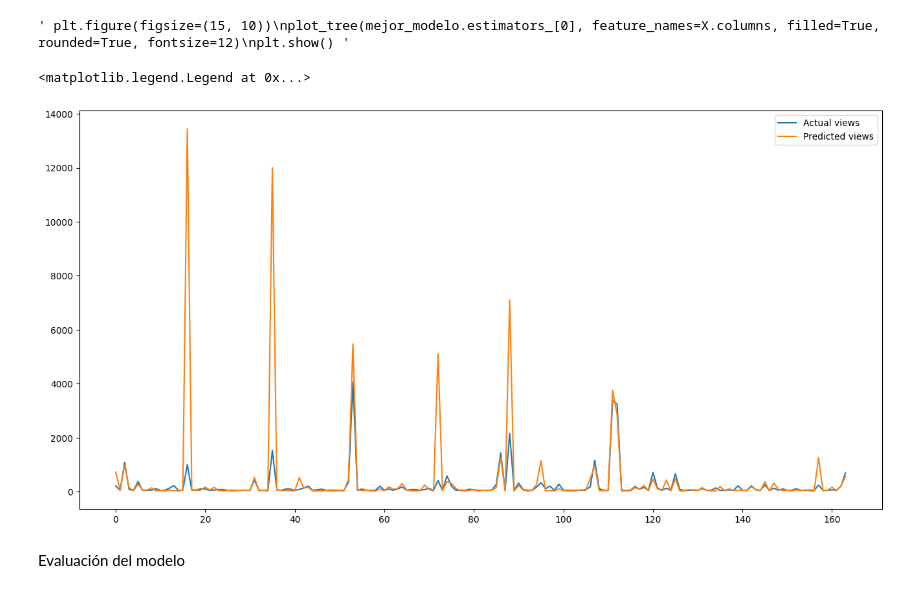
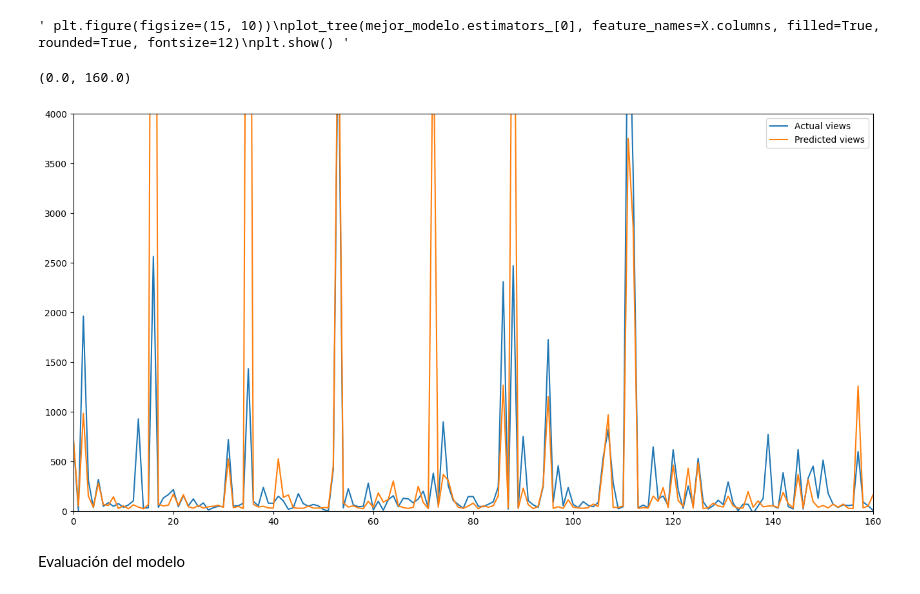
Before and after one commit to braugilabert/Prediction-of-views_ML, a Jupyter notebook: notebooks/03_Entrenamiento_Modelo.ipynb, the cells around one changed output. Saved outputs shown, nothing was run; the diff lists cells and outputs as text; code cells hidden in the pictures.

```diff
--- a/notebooks/03_Entrenamiento_Modelo.ipynb
+++ b/notebooks/03_Entrenamiento_Modelo.ipynb
@@ -171,14 +171,16 @@ plt.show() """
 # %%
 test = pd.DataFrame({'Predicted views':y_pred, 'Actual views':y_test})
 fig= plt.figure(figsize=(16,8))
 test = test.reset_index()
 test = test.drop(['index'],axis=1)
 
 plt.plot(test[:400])
 plt.legend(['Actual views','Predicted views'])
+plt.ylim(0, 4000)
+plt.xlim(0, 160)
 # %% [output]
-<matplotlib.legend.Legend at 0x...>
+(0.0, 160.0)
-[figure, old version]
+[figure, new version]
 # %% [markdown]
 Evaluación del modelo
 # %%
```
Also changed, not shown: parts of 9 cells of this notebook, 9 other files.
